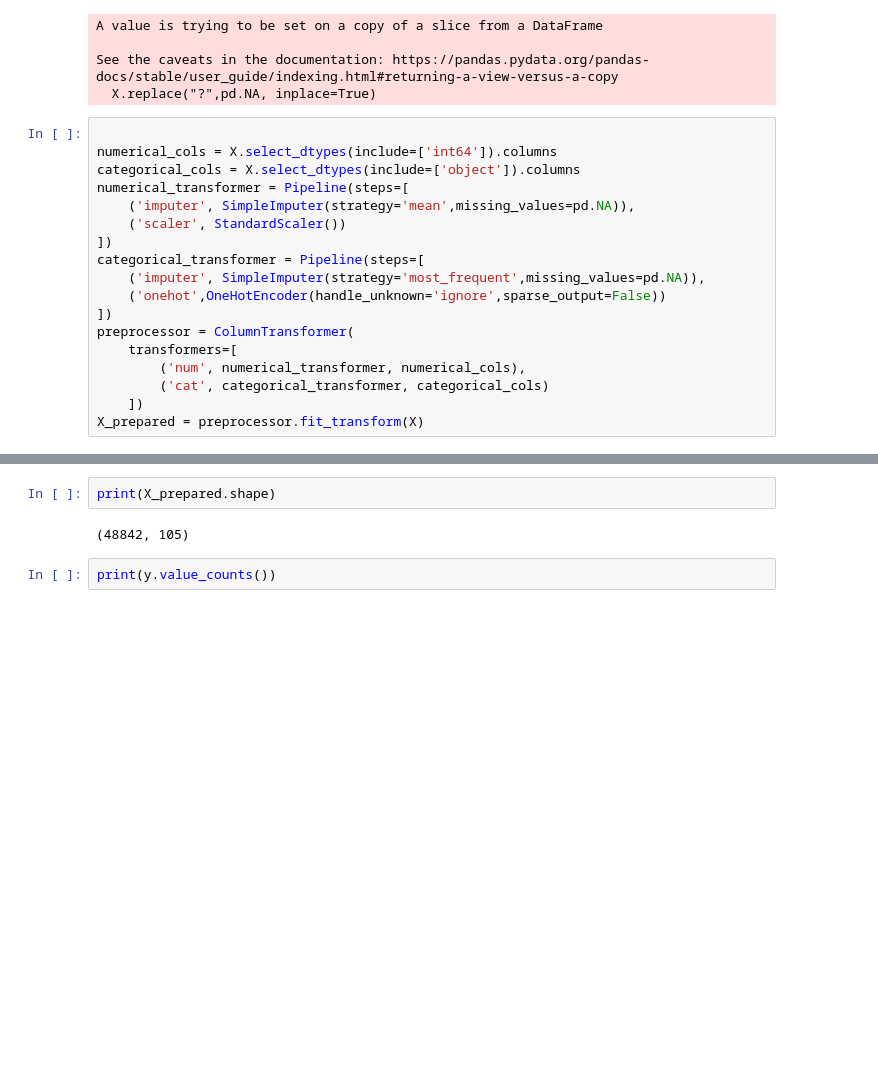
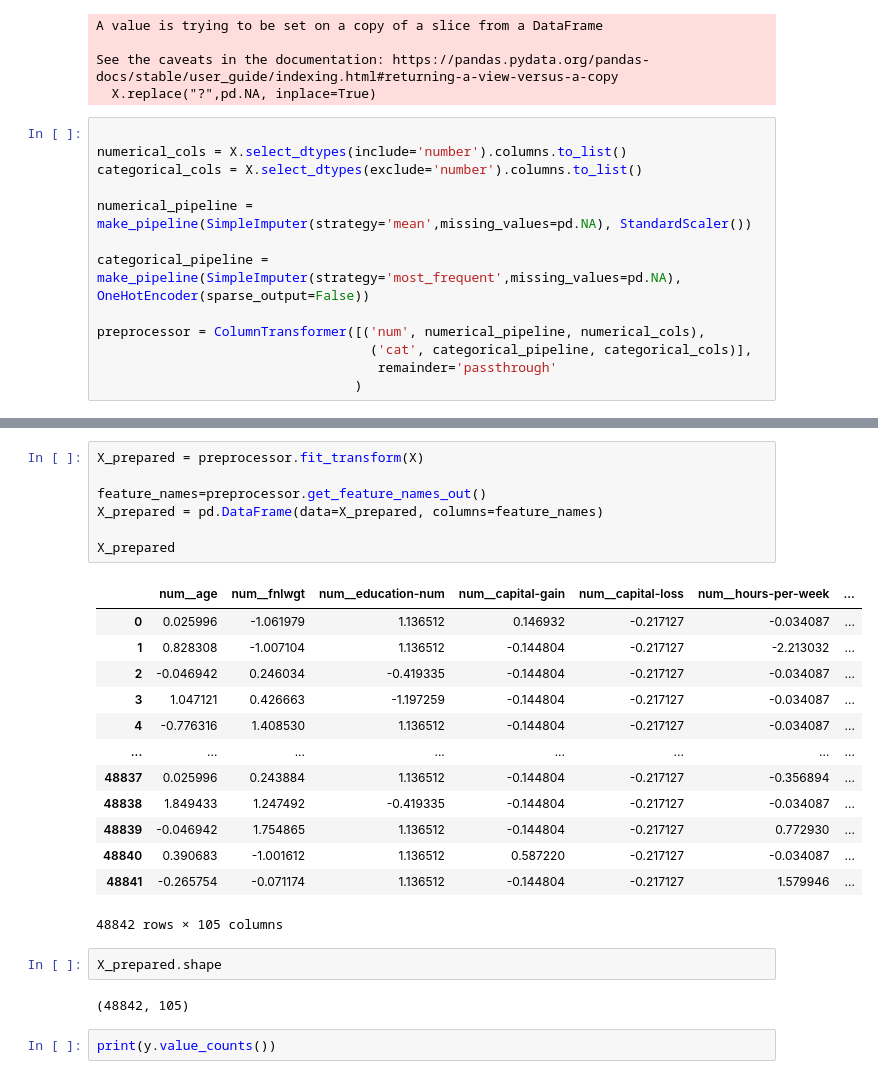
Before and after one commit to Simran-singh02/A2-Simran-Hans, a Jupyter notebook: A2-Simran-Hans.ipynb, the cells around one changed output, grey strips where cells are left out. Drawn from its saved outputs; the diff is of its cells as text; blank space fills up the shorter version.

```diff
--- a/A2-Simran-Hans.ipynb
+++ b/A2-Simran-Hans.ipynb
@@ -147,22 +143,17 @@ See the caveats in the documentation: https://pandas.pydata.org/pandas-docs/stab
   X.replace("?",pd.NA, inplace=True)
 # %%
 
-numerical_cols = X.select_dtypes(include=['int64']).columns
-categorical_cols = X.select_dtypes(include=['object']).columns
-numerical_transformer = Pipeline(steps=[
-    ('imputer', SimpleImputer(strategy='mean',missing_values=pd.NA)),
-    ('scaler', StandardScaler())
-])
-categorical_transformer = Pipeline(steps=[
-    ('imputer', SimpleImputer(strategy='most_frequent',missing_values=pd.NA)),
-    ('onehot',OneHotEncoder(handle_unknown='ignore',sparse_output=False))
-])
-preprocessor = ColumnTransformer(
-    transformers=[
-        ('num', numerical_transformer, numerical_cols),
-        ('cat', categorical_transformer, categorical_cols)
-    ])
-X_prepared = preprocessor.fit_transform(X)
+numerical_cols = X.select_dtypes(include='number').columns.to_list()
+categorical_cols = X.select_dtypes(exclude='number').columns.to_list()
+
+numerical_pipeline = make_pipeline(SimpleImputer(strategy='mean',missing_values=pd.NA), StandardScaler())
+
+categorical_pipeline = make_pipeline(SimpleImputer(strategy='most_frequent',missing_values=pd.NA), OneHotEncoder(sparse_output=False))
+
+preprocessor = ColumnTransformer([('num', numerical_pipeline, numerical_cols),
+                                   ('cat', categorical_pipeline, categorical_cols)],
+                                    remainder='passthrough'
+                                 )
 # %%
 print(preprocessor)
 # %% [output]
@@ -186,7 +198,28 @@ ColumnTransformer(transformers=[('num',
 # %%
-print(X_prepared.shape)
+X_prepared = preprocessor.fit_transform(X)
+
+feature_names=preprocessor.get_feature_names_out()
+X_prepared = pd.DataFrame(data=X_prepared, columns=feature_names)
+
+X_prepared
 # %% [output]
+|  | num__age | num__fnlwgt | num__education-num | num__capital-gain | num__capital-loss | num__hours-per-week | ... |
+| 0 | 0.025996 | -1.061979 | 1.136512 | 0.146932 | -0.217127 | -0.034087 | ... |
+| 1 | 0.828308 | -1.007104 | 1.136512 | -0.144804 | -0.217127 | -2.213032 | ... |
+| 2 | -0.046942 | 0.246034 | -0.419335 | -0.144804 | -0.217127 | -0.034087 | ... |
+| 3 | 1.047121 | 0.426663 | -1.197259 | -0.144804 | -0.217127 | -0.034087 | ... |
+| 4 | -0.776316 | 1.408530 | 1.136512 | -0.144804 | -0.217127 | -0.034087 | ... |
+| ... | ... | ... | ... | ... | ... | ... | ... |
+| 48837 | 0.025996 | 0.243884 | 1.136512 | -0.144804 | -0.217127 | -0.356894 | ... |
+| 48838 | 1.849433 | 1.247492 | -0.419335 | -0.144804 | -0.217127 | -0.034087 | ... |
+| 48839 | -0.046942 | 1.754865 | 1.136512 | -0.144804 | -0.217127 | 0.772930 | ... |
+| 48840 | 0.390683 | -1.001612 | 1.136512 | 0.587220 | -0.217127 | -0.034087 | ... |
+| 48841 | -0.265754 | -0.071174 | 1.136512 | -0.144804 | -0.217127 | 1.579946 | ... |
-(48842, 105)
+48842 rows × 105 columns
+# %%
+X_prepared.shape
+# %% [output]
+(48842, 105)
 # %%
 print(y.value_counts())
 # %% [output]
```
Also changed, not shown: parts of 5 cells of this notebook.
